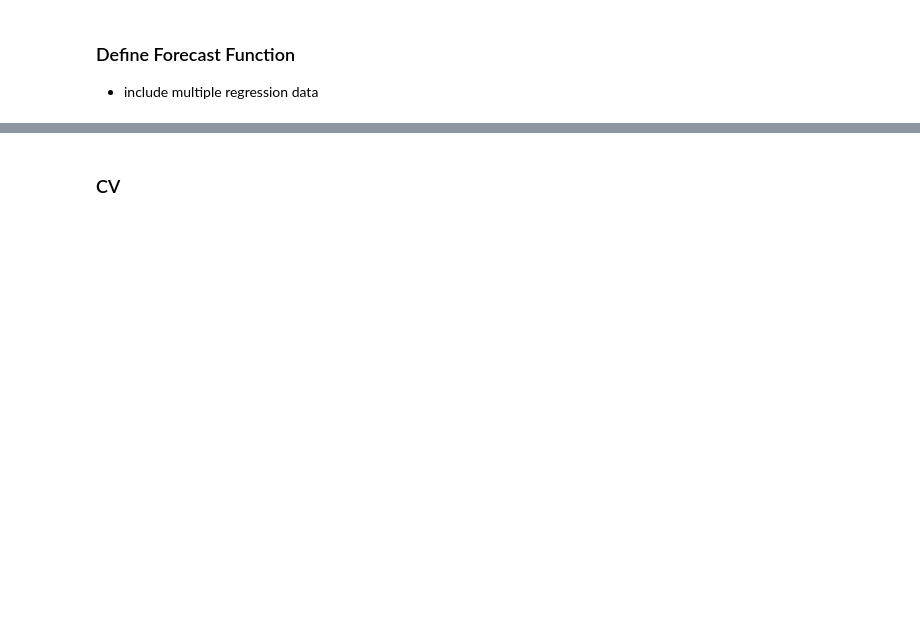
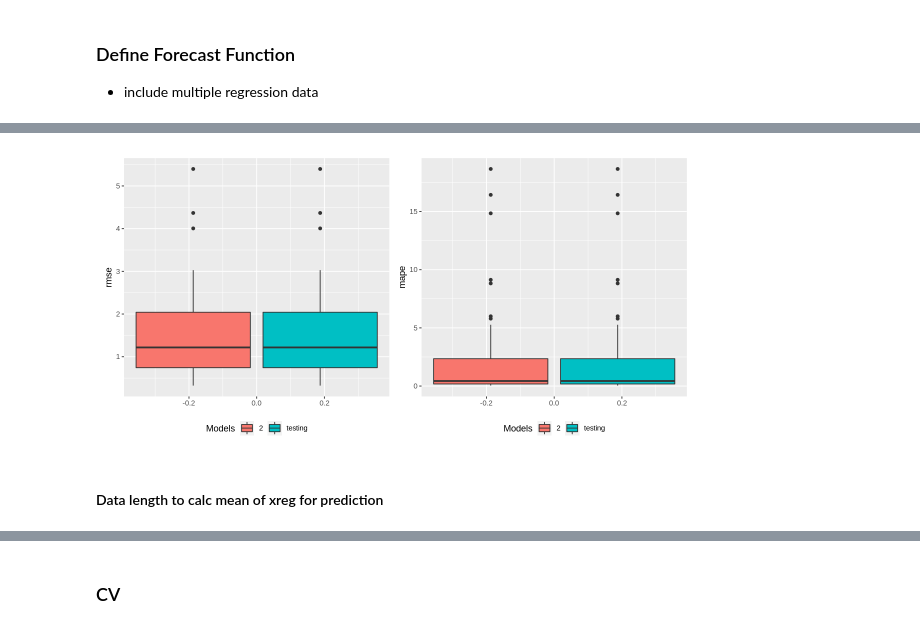
Before and after one commit to lbk209/timeseries, a Jupyter notebook: r_arima_snp500.ipynb, the cells around one changed output, grey strips where cells are left out. Saved outputs shown, nothing was run; the diff lists cells and outputs as text; code cells hidden in the pictures; blank space fills up the shorter version.

Commit message:
debugging cv.forecast in model 3

```diff
--- a/r_arima_snp500.ipynb
+++ b/r_arima_snp500.ipynb
@@ -1581,8 +1471,10 @@ results.m02 <- my.tsCV(train2n$snp.close, cv.forecast, h=hori, window=w, step=pe
  Best model: Regression with ARIMA(1,1,1) errors
 
 [1] "100 % done."
+# %%
+m2.r1 <- n.get_result(results.m02, 2)
 # %%
-results <- rbind(results, n.get_result(results.m02, 2))
+results <- rbind(results, m2.r1)
 # %%
 n.plot_errors(results)
 # %% [output]
@@ -1852,16 +1733,25 @@ F-statistic:  1870 on 1 and 7304 DF,  p-value: < 2.2e-16
 ### Define Forecast Function
 - include multiple regression data
 # %%
-cv.forecast <- function(x, h, xreg=NULL) {
+cv.forecast <- function(x, h, xreg=NULL, xreg.msize=NULL) {
     if (!is.null(xreg)) {
 
+        if (is.null(xreg.msize)) {
+            xreg.m <- xreg # calc mean for future with all the xreg
+        } else {
+            # calc mean for future with xreg of length xreg.mszie
+            xreg.m <- tail(xreg, n=xreg.msize)
+        }
+
         if (is.null(dim(xreg))) {
-            xreg.h <- mean(xreg)
+            xreg.h <- mean(xreg.m)
         } else {
-            xreg.h <- colMeans(xreg)
+            xreg.h <- colMeans(xreg.m)
         }
+
         xreg.h <- data.frame(xreg.h)
-        colnames(xreg.h) <- colnames(NA)
+        #colnames(xreg.h) <- colnames(NA)
+        colnames(xreg.h) <- colnames(xreg)
         xreg.h <- t(xreg.h)
         xreg.h <- as.ts(xreg.h[rep(seq_len(nrow(xreg.h)), h), ])
 
@@ -1869,6 +1759,8 @@ cv.forecast <- function(x, h, xreg=NULL) {
         xreg.h <- NULL
     }
 
+    print(head(xreg.h)) # testing
+
     forecast(auto.arima(x, trace=TRUE, ic='aicc', seasonal=FALSE,
                         xreg=xreg, lambda="auto"), h=h, xreg=xreg.h)
 }
@@ -1874,0 +1839,5 @@ cv.forecast <- function(x, h, xreg=NULL) {
+# %%
+xreg <- train2n[,'snp.vol']
+results.m03 <- my.tsCV(train2n[,1], cv.forecast, h=hori, window=w, step=peri,
+                       xreg=xreg)
+m3.r1 <- n.get_result(results.m03, 'testing')
@@ -1874,0 +1862,6 @@ cv.forecast <- function(x, h, xreg=NULL) {
+# %%
+n.plot_errors(rbind(m2.r1, m3.r1))
+# %% [output]
+[figure, added]
+# %% [markdown]
+#### Data length to calc mean of xreg for prediction
```
Also changed, not shown: parts of 38 cells of this notebook.
